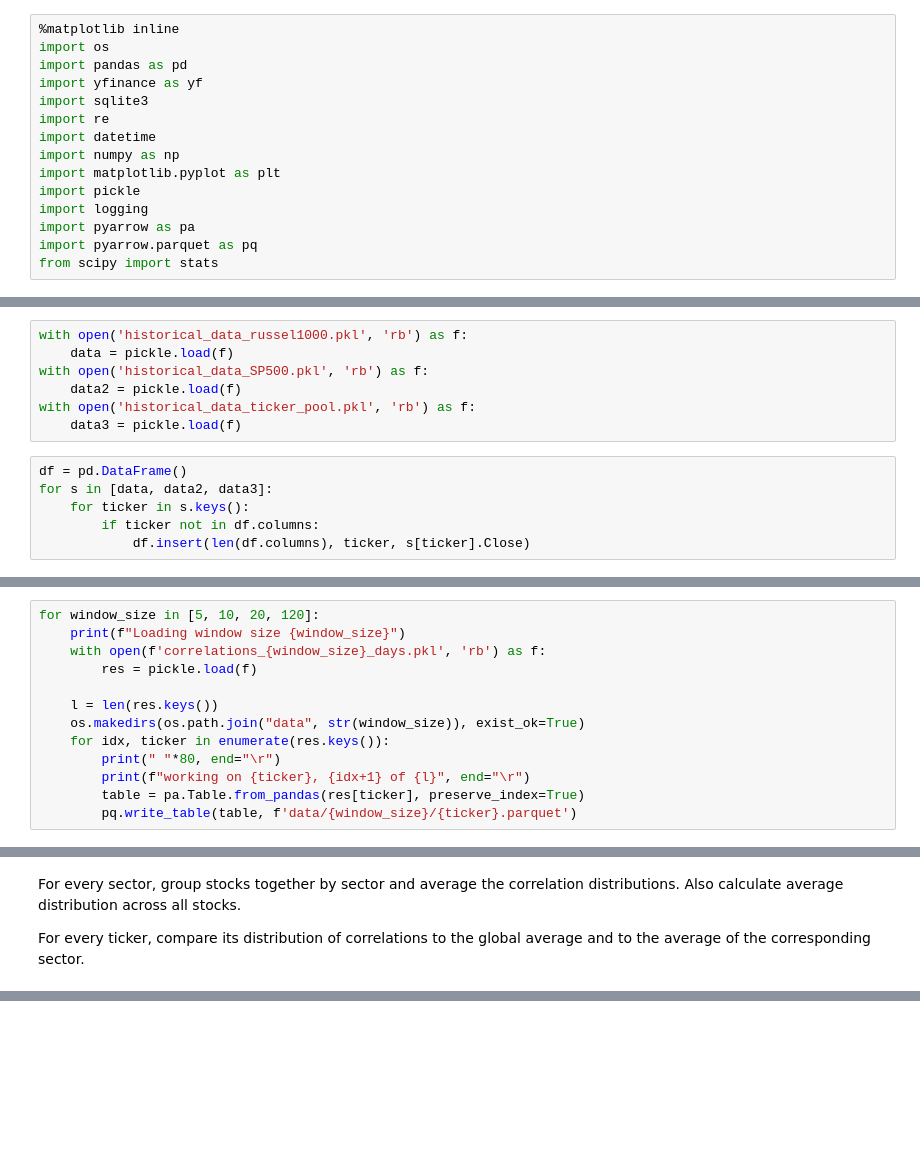
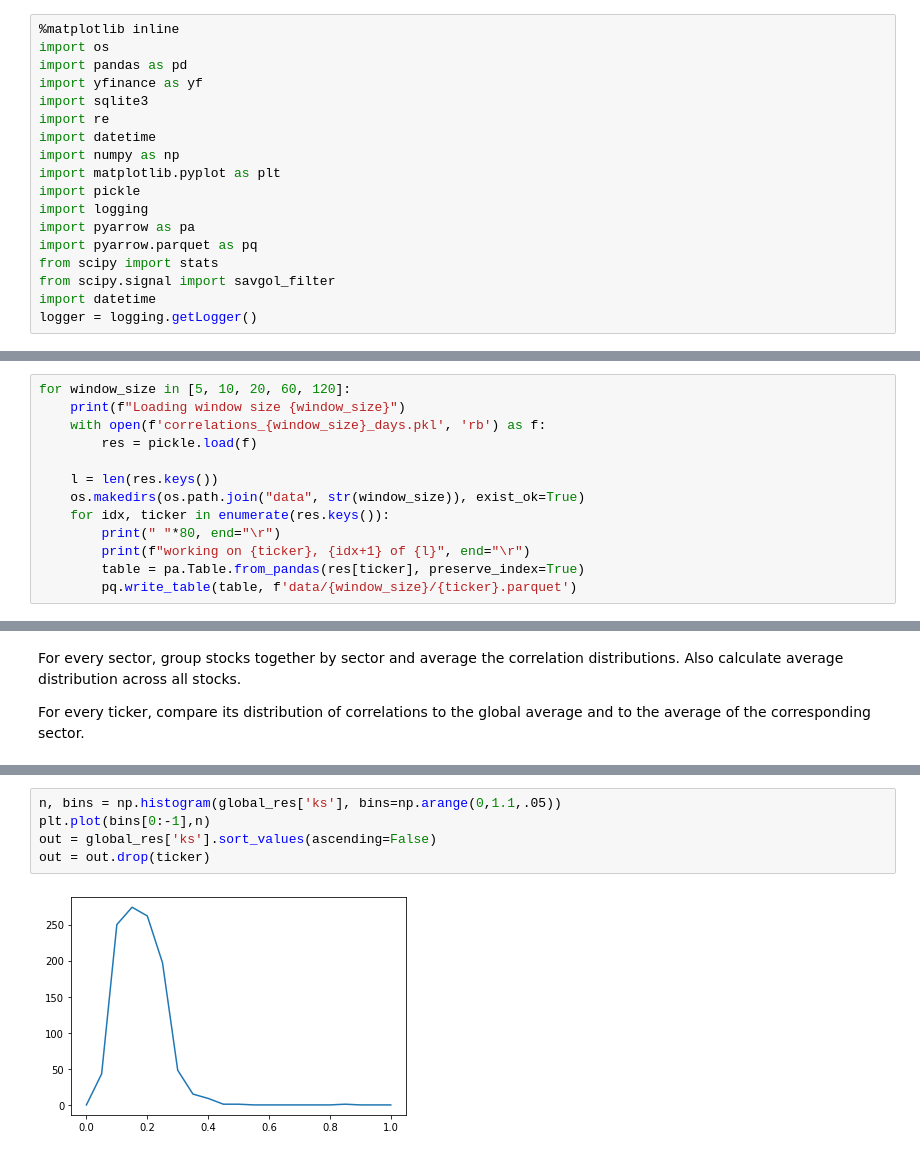
Before and after one commit to kirpi-1/stocks, a Jupyter notebook: Untitled.ipynb, the cells around one changed output, grey strips where cells are left out. Cells and saved outputs as stored; diff of their text form; blank space fills up the shorter version.

```diff
--- a/Untitled.ipynb
+++ b/Untitled.ipynb
@@ -13,3 +13,6 @@ import logging
 import pyarrow as pa
 import pyarrow.parquet as pq
 from scipy import stats
+from scipy.signal import savgol_filter
+import datetime
+logger = logging.getLogger()
@@ -34,13 +86,0 @@ for file in files:
-# %%
-with open('historical_data_russel1000.pkl', 'rb') as f:
-	data = pickle.load(f)
-with open('historical_data_SP500.pkl', 'rb') as f:
-    data2 = pickle.load(f)
-with open('historical_data_ticker_pool.pkl', 'rb') as f:
-    data3 = pickle.load(f)
-# %%
-df = pd.DataFrame()
-for s in [data, data2, data3]:
-    for ticker in s.keys():
-        if ticker not in df.columns:
-            df.insert(len(df.columns), ticker, s[ticker].Close)
@@ -100,5 +144,5 @@ roll 1392
 # %%
-for window_size in [5, 10, 20, 120]:
+for window_size in [5, 10, 20, 60, 120]:
     print(f"Loading window size {window_size}")
     with open(f'correlations_{window_size}_days.pkl', 'rb') as f:
         res = pickle.load(f)
@@ -196,0 +261,7 @@ dict_keys(['bins'])
+# %%
+n, bins = np.histogram(global_res['ks'], bins=np.arange(0,1.1,.05))
+plt.plot(bins[0:-1],n)
+out = global_res['ks'].sort_values(ascending=False)
+out = out.drop(ticker)
+# %% [output]
+[figure, added]
```
Also changed, not shown: parts of 22 cells of this notebook, 4 other files.
